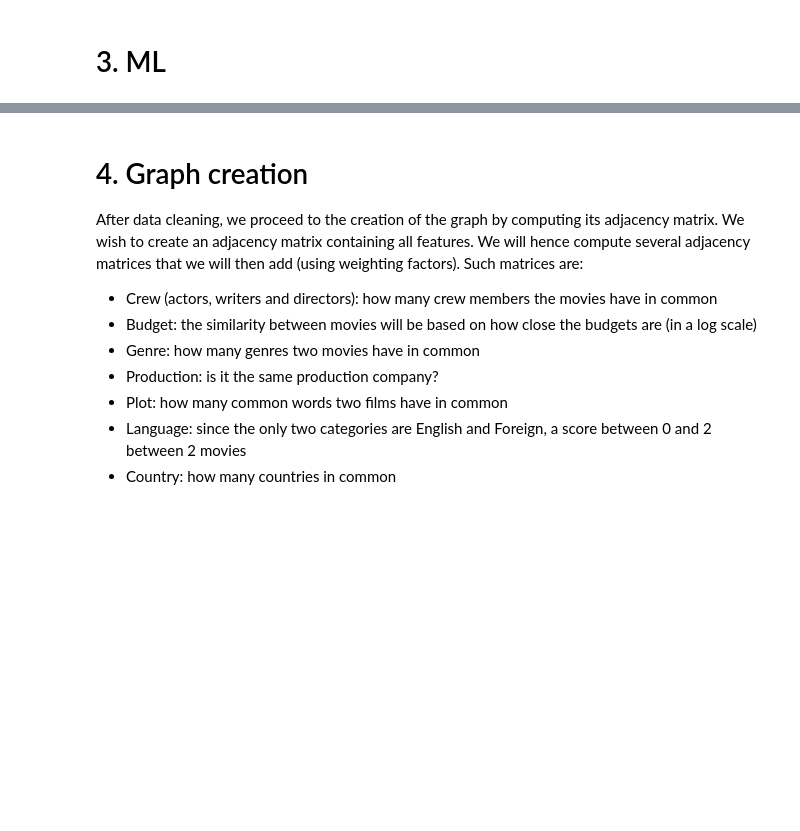
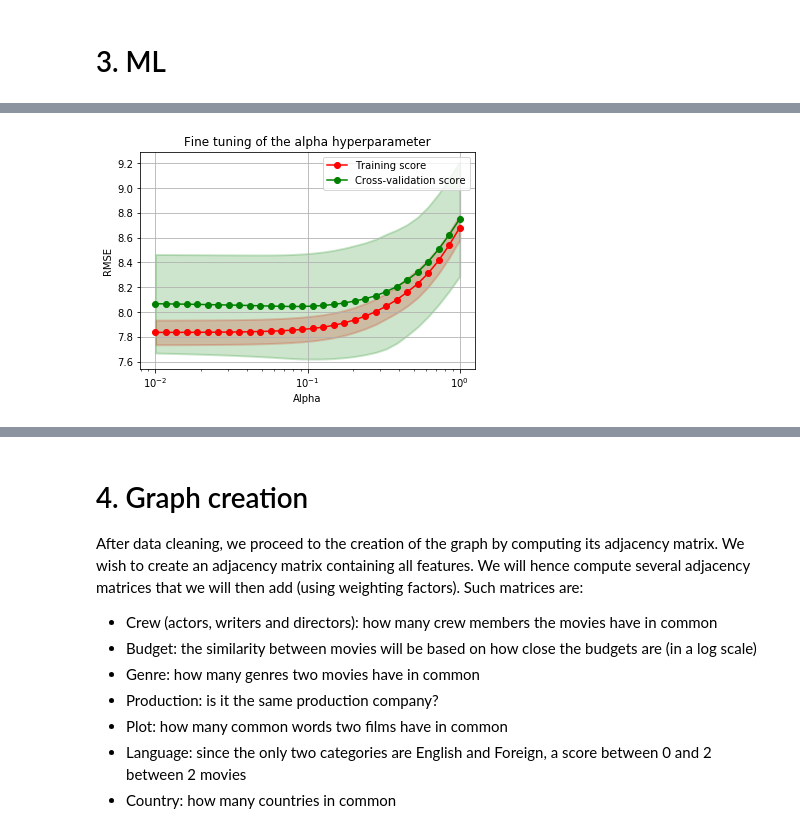
Before and after one commit to illorens/Project_NTDS, a Jupyter notebook: Analysis.ipynb, the cells around one changed output, grey strips where cells are left out. Saved outputs shown, nothing was run; the diff lists cells and outputs as text; code cells hidden in the pictures; blank space fills up the shorter version.

```diff
--- a/Analysis.ipynb
+++ b/Analysis.ipynb
@@ -740,0 +872,9 @@ And we have several labels that define the success of the movie:
+# %%
+alpha_range_fine = np.logspace(-2, 0, 30)
+
+train_scores_val_l, cv_scores_val_l = validation_curve(lasso_pipeline, X_train, y_train['imdbGrade'], param_name="lasso__alpha",
+                                                       param_range=alpha_range_fine, cv=5, scoring=MSE,n_jobs = -1)
+plot_validation_curve(np.sqrt(train_scores_val_l), np.sqrt(cv_scores_val_l), alpha_range_fine,
+                      'log', 'Fine tuning of the alpha hyperparameter', 'RMSE', 'Alpha')
+# %% [output]
+[figure, added]
```
Also changed, not shown: parts of 59 cells of this notebook.
